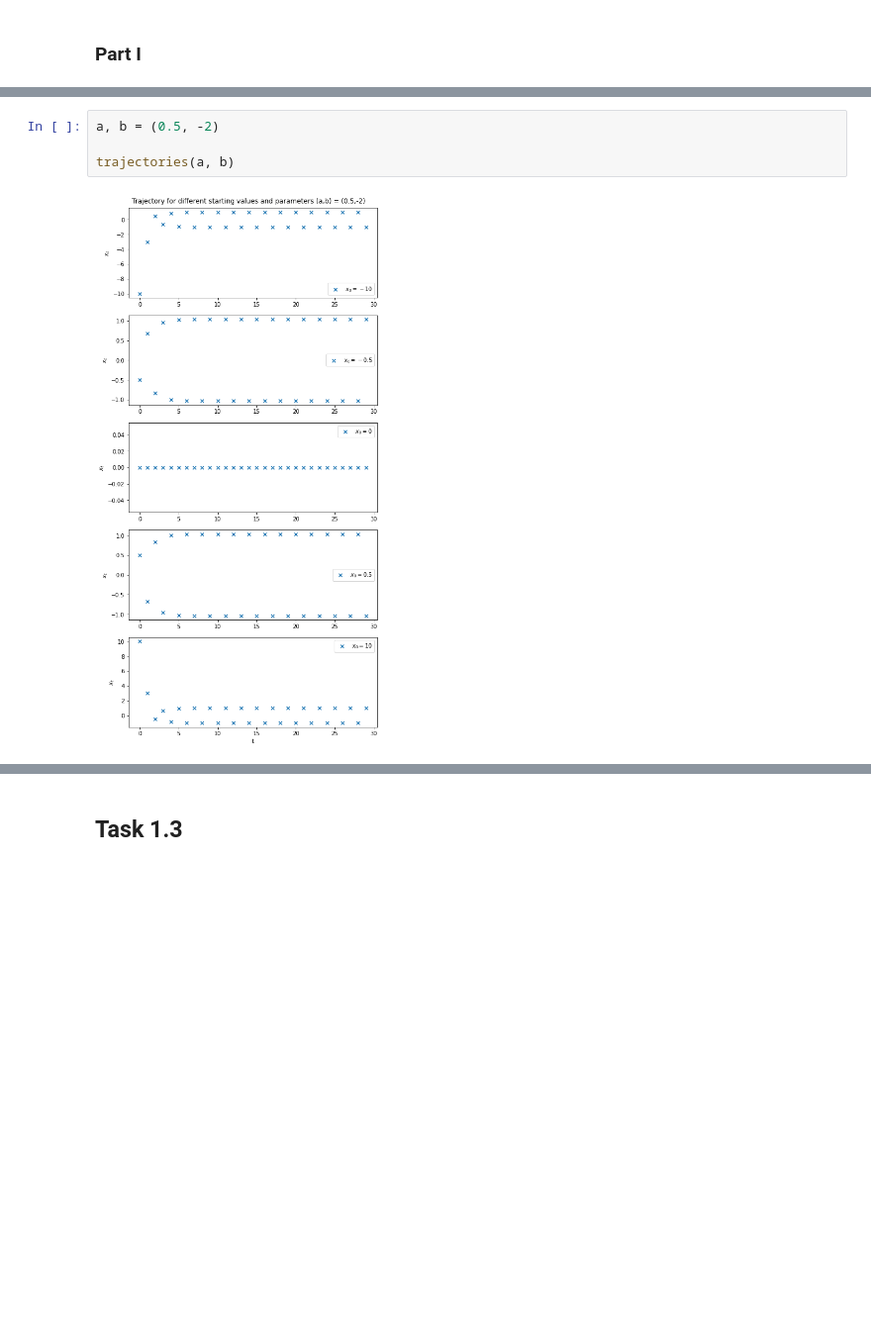
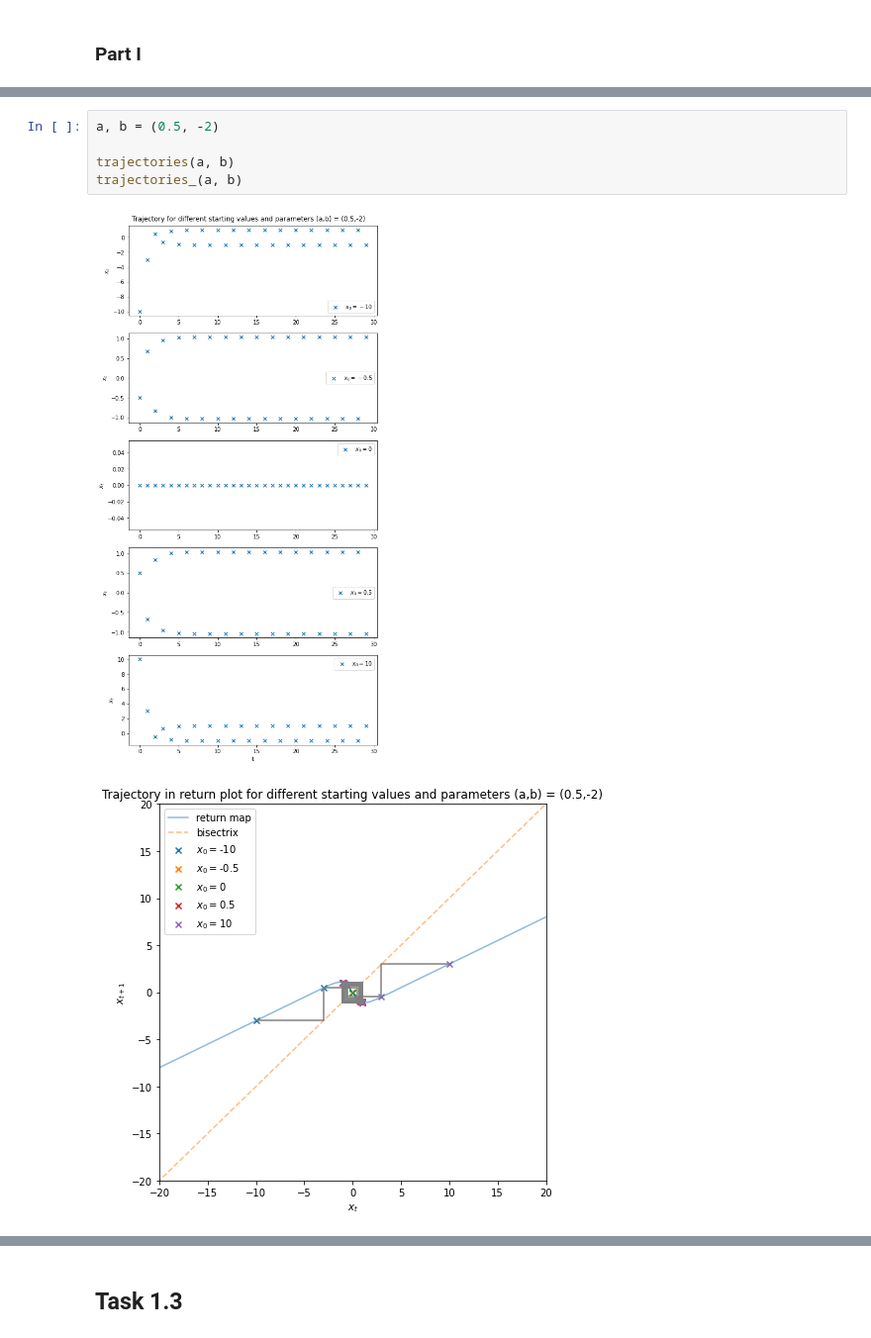
Before and after one commit to Paulemaule/TSA-RSA-exercises, a Jupyter notebook: Exercise8/Sheet8.ipynb, the cells around one changed output, grey strips where cells are left out. Shown: that part at 99% size. Saved outputs shown, nothing was run; the diff lists cells and outputs as text; blank space fills up the shorter version.

```diff
--- a/Exercise8/Sheet8.ipynb
+++ b/Exercise8/Sheet8.ipynb
@@ -115,9 +145,11 @@ trajectories(a, b)
 # %%
 a, b = (0.5, -2)
 
 trajectories(a, b)
+trajectories_(a, b)
 # %% [output]
 [figure]
+[figure, added]
 # %%
 a, b = (0.5, 3)
 
```
Also changed, not shown: parts of 19 cells of this notebook.
